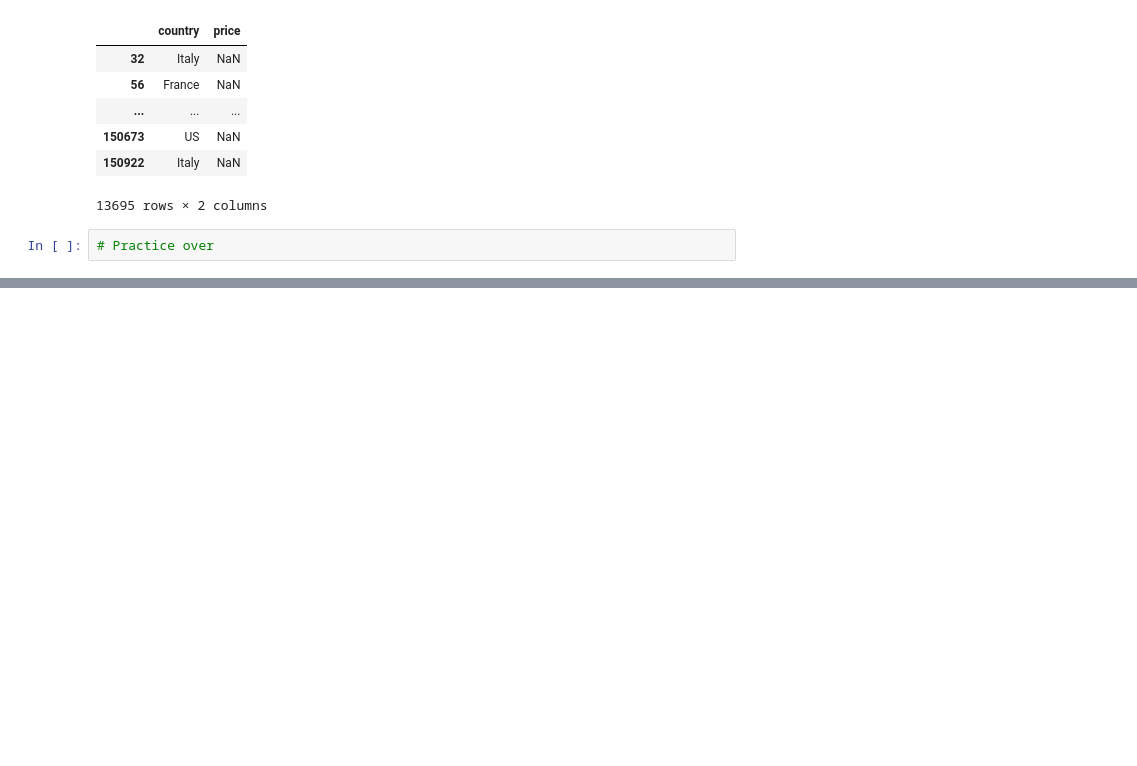
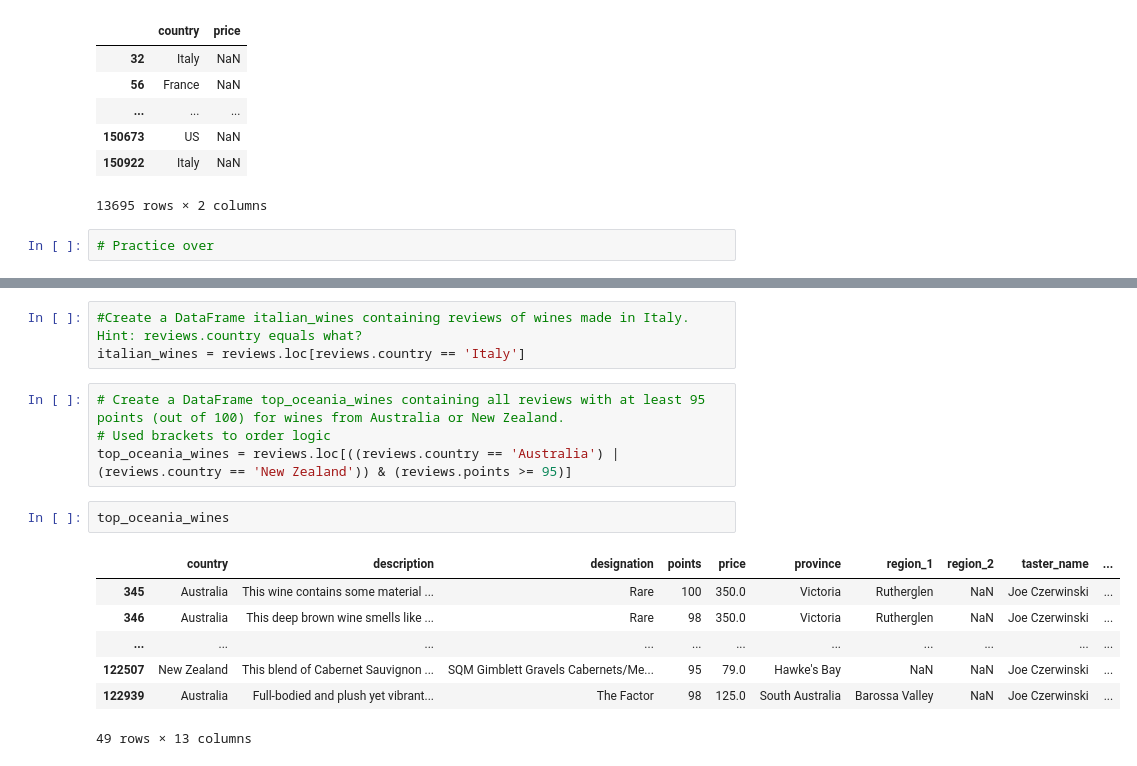
Before and after one commit to wkhosa-wizro/www.kaggle.com-learn, a Jupyter notebook: pandas/lessons/2-indexing-selecting-assigning/indexing-selecting-assigning.ipynb, the cells around one changed output, grey strips where cells are left out. Drawn from its saved outputs; the diff is of its cells as text; blank space fills up the shorter version.

```diff
--- a/pandas/lessons/2-indexing-selecting-assigning/indexing-selecting-assigning.ipynb
+++ b/pandas/lessons/2-indexing-selecting-assigning/indexing-selecting-assigning.ipynb
@@ -91,0 +173,17 @@ reviews.loc[reviews.price.isnull(), ['country', 'price']]
+# %%
+#Create a DataFrame italian_wines containing reviews of wines made in Italy. Hint: reviews.country equals what?
+italian_wines = reviews.loc[reviews.country == 'Italy']
+# %%
+# Create a DataFrame top_oceania_wines containing all reviews with at least 95 points (out of 100) for wines from Australia or New Zealand.
+# Used brackets to order logic
+top_oceania_wines = reviews.loc[((reviews.country == 'Australia') | (reviews.country == 'New Zealand')) & (reviews.points >= 95)]
+# %%
+top_oceania_wines
+# %% [output]
+|  | country | description | designation | points | price | province | region_1 | region_2 | taster_name | ... |
+| 345 | Australia | This wine contains some material ... | Rare | 100 | 350.0 | Victoria | Rutherglen | NaN | Joe Czerwinski | ... |
+| 346 | Australia | This deep brown wine smells like ... | Rare | 98 | 350.0 | Victoria | Rutherglen | NaN | Joe Czerwinski | ... |
+| ... | ... | ... | ... | ... | ... | ... | ... | ... | ... | ... |
+| 122507 | New Zealand | This blend of Cabernet Sauvignon ... | SQM Gimblett Gravels Cabernets/Me... | 95 | 79.0 | Hawke's Bay | NaN | NaN | Joe Czerwinski | ... |
+| 122939 | Australia | Full-bodied and plush yet vibrant... | The Factor | 98 | 125.0 | South Australia | Barossa Valley | NaN | Joe Czerwinski | ... |
+49 rows × 13 columns
```
Also changed, not shown: parts of 16 cells of this notebook.
